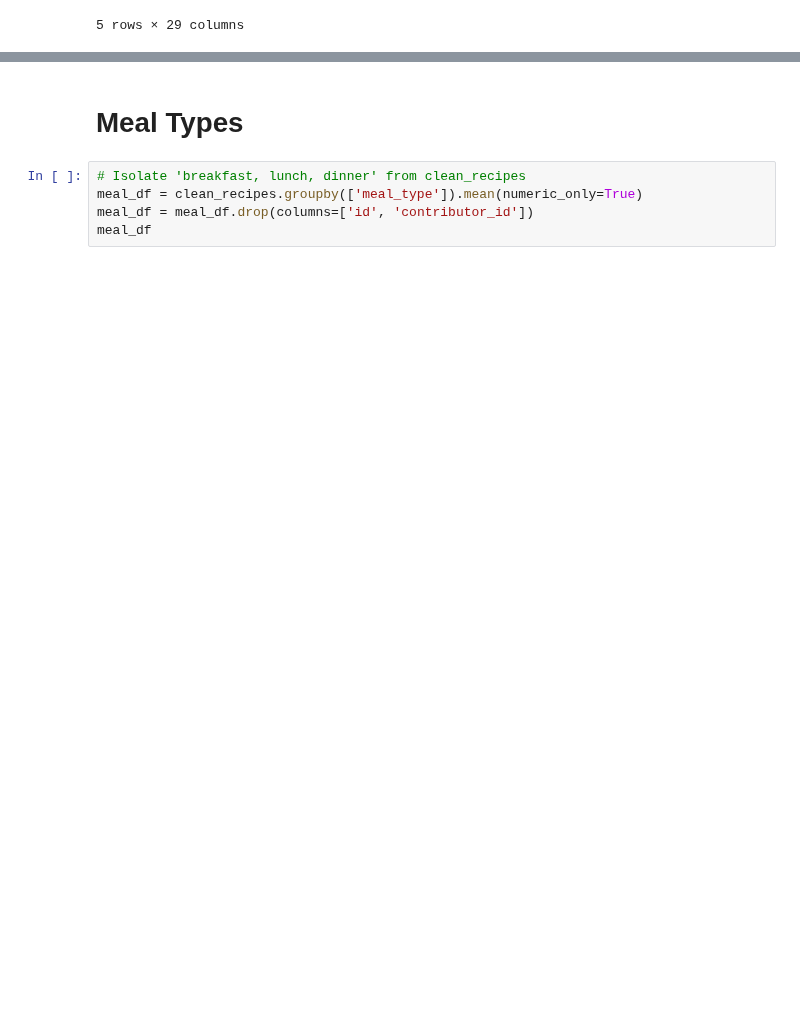
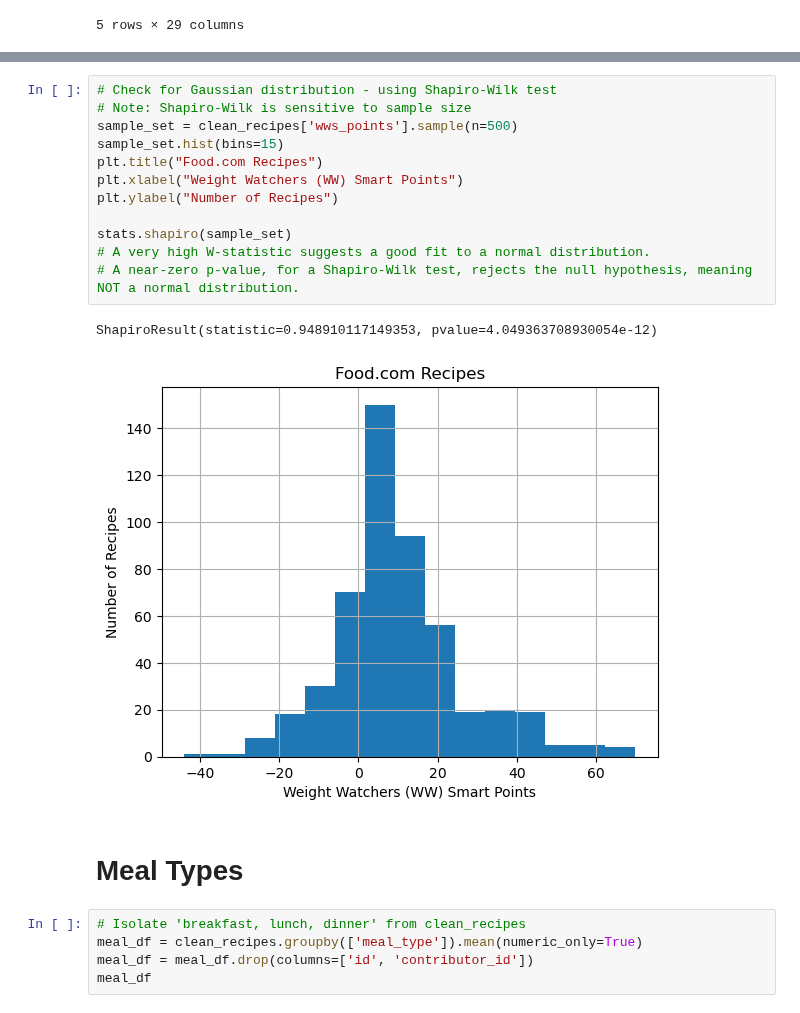
Before and after one commit to alyssahondrade/Project1, a Jupyter notebook: recipe_visualisations.ipynb, the cells around one changed output, grey strips where cells are left out. Saved outputs shown, nothing was run; the diff lists cells and outputs as text; blank space fills up the shorter version.

```diff
--- a/recipe_visualisations.ipynb
+++ b/recipe_visualisations.ipynb
@@ -42,3 +51,18 @@ clean_recipes.head()
+# %%
+# Check for Gaussian distribution - using Shapiro-Wilk test
+# Note: Shapiro-Wilk is sensitive to sample size
+sample_set = clean_recipes['wws_points'].sample(n=500)
+sample_set.hist(bins=15)
+plt.title("Food.com Recipes")
+plt.xlabel("Weight Watchers (WW) Smart Points")
+plt.ylabel("Number of Recipes")
+
+stats.shapiro(sample_set)
+# A very high W-statistic suggests a good fit to a normal distribution.
+# A near-zero p-value, for a Shapiro-Wilk test, rejects the null hypothesis, meaning NOT a normal distribution.
+# %% [output]
+ShapiroResult(statistic=0.948910117149353, pvalue=4.049363708930054e-12)
+[figure, added]
 # %% [markdown]
 # Meal Types
 # %%
```
Also changed, not shown: parts of 1 cell of this notebook, 2 other files.
